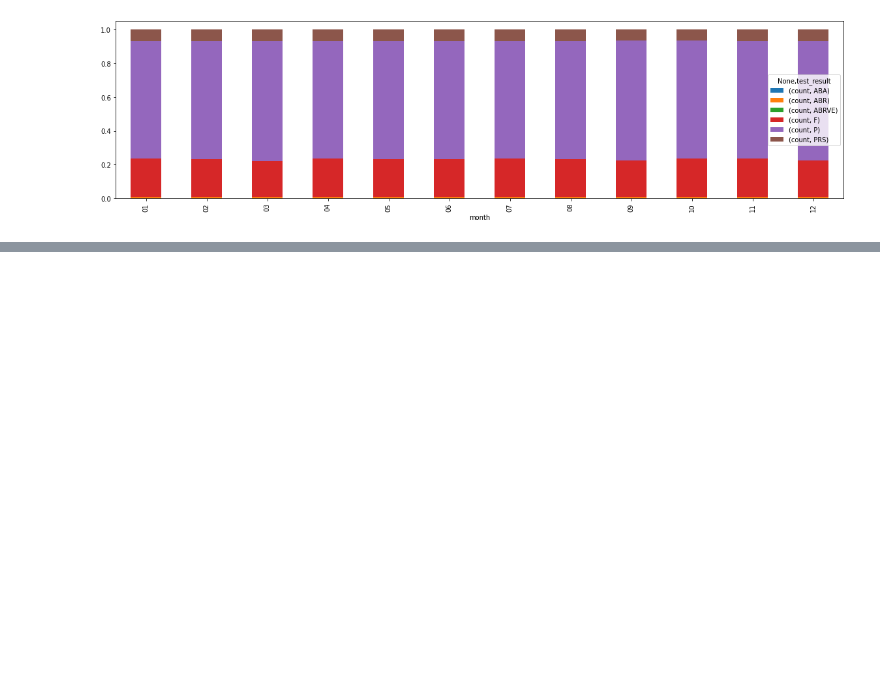
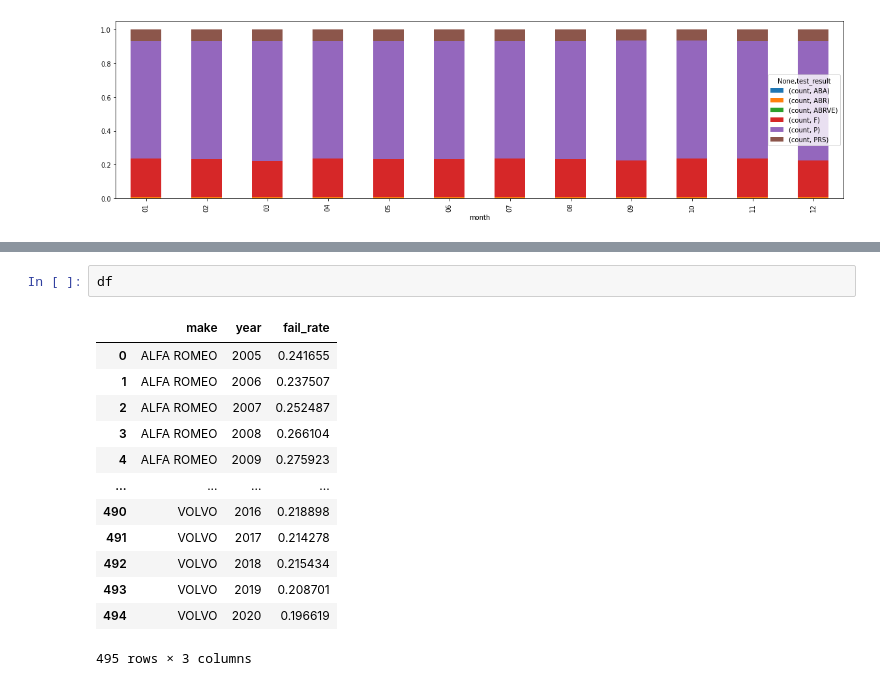
Before and after one commit to michalc/dft-mot-analysis, a Jupyter notebook: explore.ipynb, the cells around one changed output, grey strips where cells are left out. Cells and saved outputs as stored; diff of their text form; blank space fills up the shorter version.

```diff
--- a/explore.ipynb
+++ b/explore.ipynb
@@ -155,0 +295,16 @@ df_by_month_normalized.plot.bar(stacked=True, figsize=(20,5))
+# %%
+df
+# %% [output]
+|  | make | year | fail_rate |
+| 0 | ALFA ROMEO | 2005 | 0.241655 |
+| 1 | ALFA ROMEO | 2006 | 0.237507 |
+| 2 | ALFA ROMEO | 2007 | 0.252487 |
+| 3 | ALFA ROMEO | 2008 | 0.266104 |
+| 4 | ALFA ROMEO | 2009 | 0.275923 |
+| ... | ... | ... | ... |
+| 490 | VOLVO | 2016 | 0.218898 |
+| 491 | VOLVO | 2017 | 0.214278 |
+| 492 | VOLVO | 2018 | 0.215434 |
+| 493 | VOLVO | 2019 | 0.208701 |
+| 494 | VOLVO | 2020 | 0.196619 |
+495 rows × 3 columns
```
Also changed, not shown: parts of 7 cells of this notebook.
